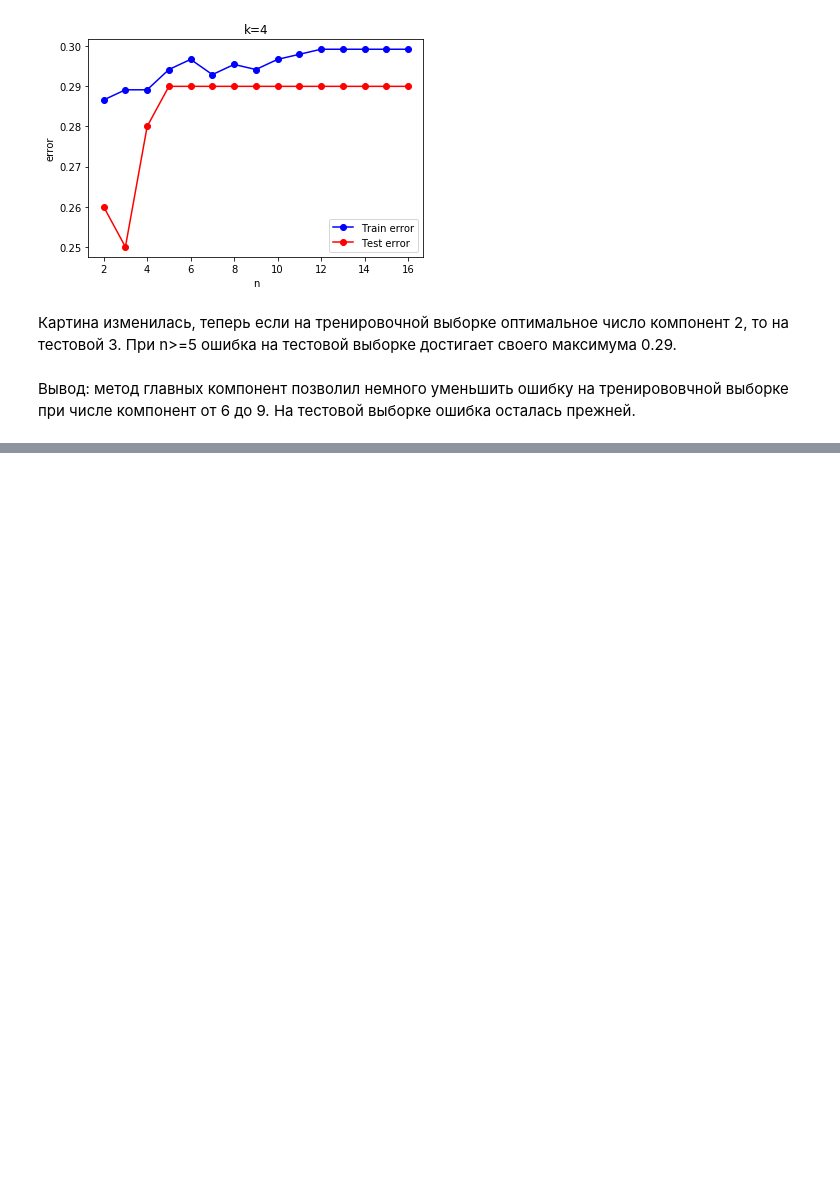
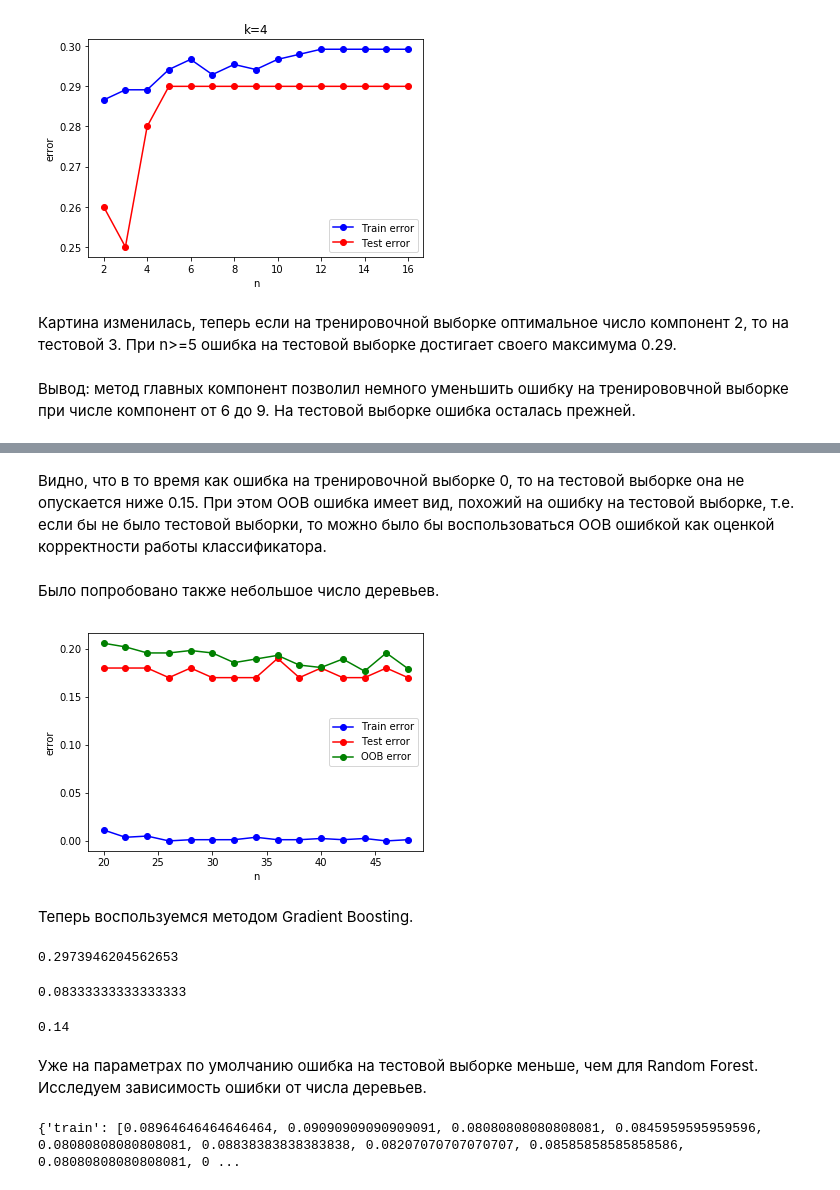
Before and after one commit to PanovaElena/MachineLearning, a Jupyter notebook: task_10.10.19.ipynb, the cells around one changed output, grey strips where cells are left out. Cells and saved outputs as stored; diff of their text form; code cells hidden in the pictures; blank space fills up the shorter version.

```diff
--- a/task_10.10.19.ipynb
+++ b/task_10.10.19.ipynb
@@ -390,0 +589,12 @@ plt.show()
+# %% [markdown]
+Видно, что в то время как ошибка на тренировочной выборке 0, то на тестовой выборке она не опускается ниже 0.15. При этом OOB ошибка имеет вид, похожий на ошибку на тестовой выборке, т.е. если бы не было тестовой выборки, то можно было бы воспользоваться OOB ошибкой как оценкой корректности работы классификатора.
+# %% [markdown]
+Было попробовано также небольшое число деревьев.
+# %%
+n_trees__ = np.arange(20, 50, 2)
+error = computeErrorRF(n_trees = n_trees__)
+plotError(n_trees__, error)
+# %% [output]
+[figure, added]
+# %% [markdown]
+Теперь воспользуемся методом Gradient Boosting.
@@ -390,0 +603,20 @@ plt.show()
+# %%
+gb = GradientBoostingClassifier(n_estimators = 100, subsample = 0.7)
+gb.fit(X_train, y_train)
+print(np.sum(gb.oob_improvement_))
+# %% [output]
+0.2973946204562653
+# %%
+y_train_predict_gb = gb.predict(X_train)
+err_train_gb = np.mean(y_train != y_train_predict_gb)
+print(err_train_gb)
+# %% [output]
+0.08333333333333333
+# %%
+y_test_predict_gb = gb.predict(X_test)
+err_test_gb = np.mean(y_test != y_test_predict_gb)
+print(err_test_gb)
+# %% [output]
+0.14
+# %% [markdown]
+Уже на параметрах по умолчанию ошибка на тестовой выборке меньше, чем для Random Forest. Исследуем зависимость ошибки от числа деревьев.
@@ -390,0 +641,5 @@ plt.show()
+# %%
+error = computeErrorGB(n_trees_)
+print(error)
+# %% [output]
+{'train': [0.08964646464646464, 0.09090909090909091, 0.08080808080808081, 0.0845959595959596, 0.08080808080808081, 0.08838383838383838, 0.08207070707070707, 0.08585858585858586, 0.08080808080808081, 0 ...
```
Also changed, not shown: parts of 38 cells of this notebook.
